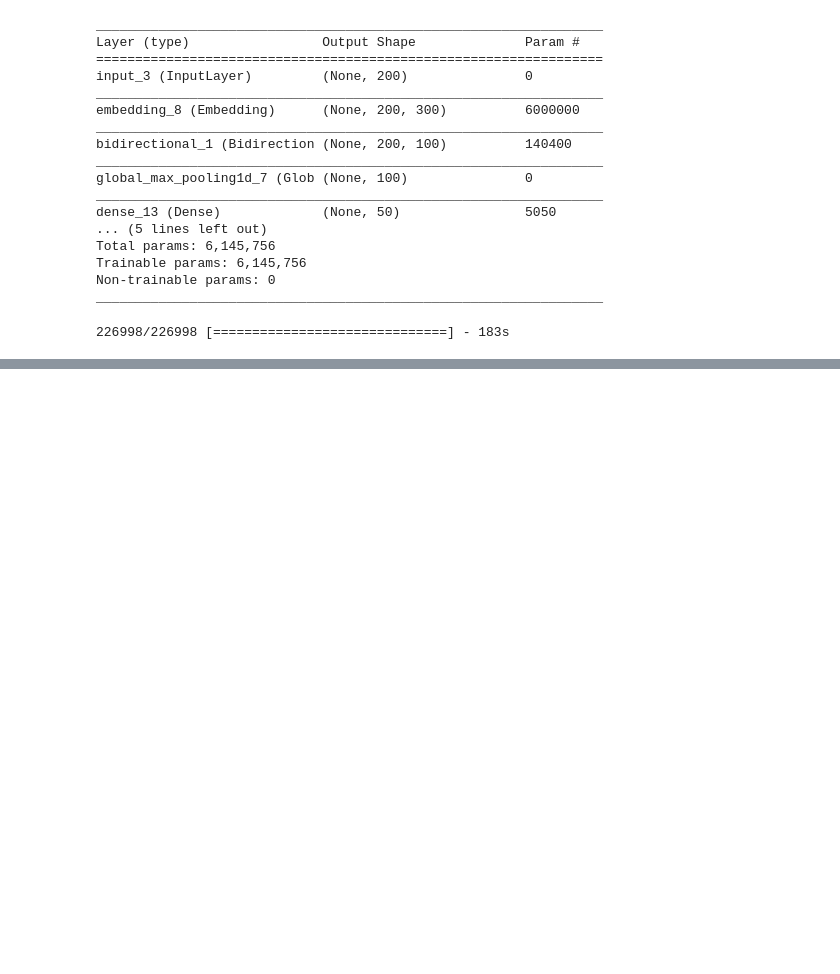
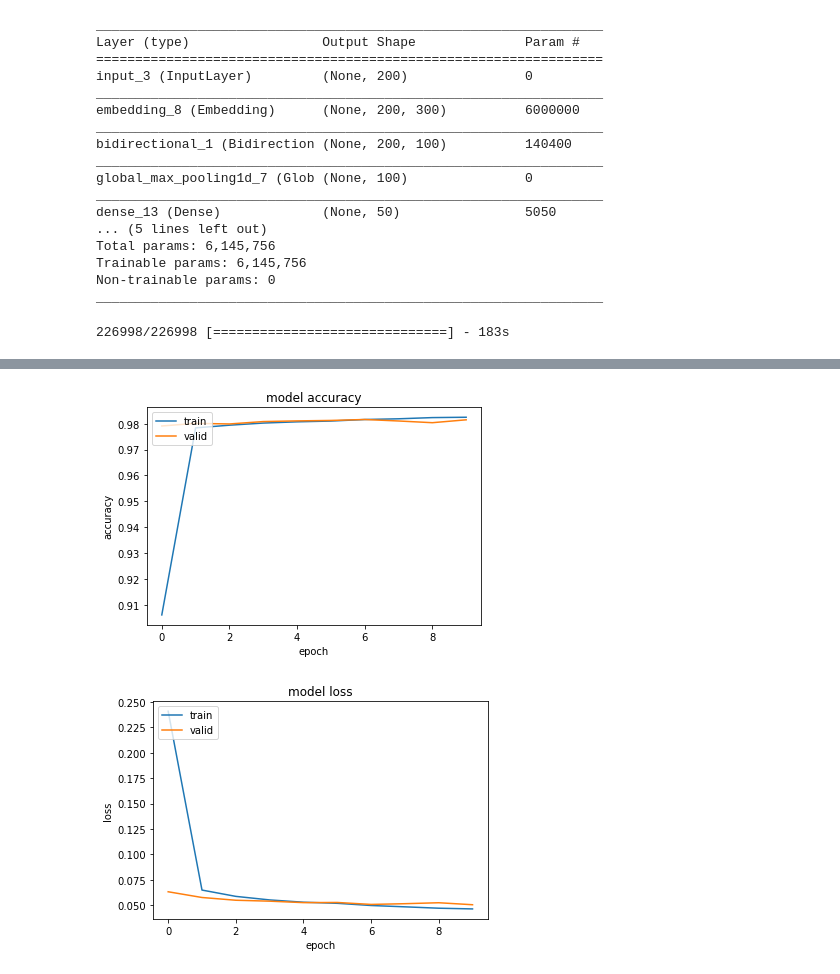
Before and after one commit to alaakh42/Toxic_Comment_Classification, a Jupyter notebook: text_classification_LSTM_usingKeras.ipynb, the cells around one changed output, grey strips where cells are left out. Cells and saved outputs as stored; diff of their text form; code cells hidden in the pictures; blank space fills up the shorter version.

Commit message:
gensim weights- Word2Vec(CBOW) added

```diff
--- a/text_classification_LSTM_usingKeras.ipynb
+++ b/text_classification_LSTM_usingKeras.ipynb
@@ -325,0 +379,7 @@ sample_submission.to_csv('submissions/keras_lstm_mod_submission.csv', index=Fals
+# %%
+from gensim.models import Word2Vec
+model = Word2Vec(comments, size=100, window=5, min_count=5, workers=8, sg=0,
+                 negative=5)
+# %%
+word_vectors =  model.wv
+print("Number of word vectors: {}".format(len(word_vectors.vocab)))
@@ -325,0 +429,30 @@ sample_submission.to_csv('submissions/keras_lstm_mod_submission.csv', index=Fals
+# %%
+# prepare embedding matrix
+EMBEDDING_DIM =  100
+num_words = min(max_features, len(word_vectors.vocab))
+embedding_matrix = (np.random.rand(num_words, EMBEDDING_DIM) - 0.5) / 5.0
+for word, i in word_index.items():
+    if i >= max_features:
+        continue
+    try:
+        embedding_vector = word_vectors[word]
+        if embedding_vector is not None:
+            # words not found in embedding index will be all-zeros.
+            embedding_matrix[i] = embedding_vector
+    except:
+        pass
+# %%
+inp = Input(shape=(maxlen,), dtype='int32')
+x = Embedding(num_words, EMBEDDING_DIM, mask_zero=False, weights=[embedding_matrix],
+              input_length=maxlen, trainable=False)(inp)
+x = SpatialDropout1D(0.2)(x)
+x = Bidirectional(LSTM(64, return_sequences=False))(x)
+x = Dropout(0.2)(x)
+x = BatchNormalization()(x)
+x = Dense(6, activation="sigmoid")(x)
+model_wv = Model(inputs=inp, outputs=x)
+model_wv.compile(loss='binary_crossentropy',
+                  optimizer=optimizers.Adam(lr=0.001, clipnorm=.25, beta_1=0.7, beta_2=0.99),
+                  metrics=['accuracy'])
+model_wv_history = model_wv.fit([train_data], y, validation_split=0.1,
+                 epochs=10, batch_size=256, shuffle=True)
@@ -325,0 +477,5 @@ sample_submission.to_csv('submissions/keras_lstm_mod_submission.csv', index=Fals
+# %%
+plot_loss_curve(model_wv_history)
+# %% [output]
+[figure, added]
+[figure, added]
```
Also changed, not shown: parts of 17 cells of this notebook.
